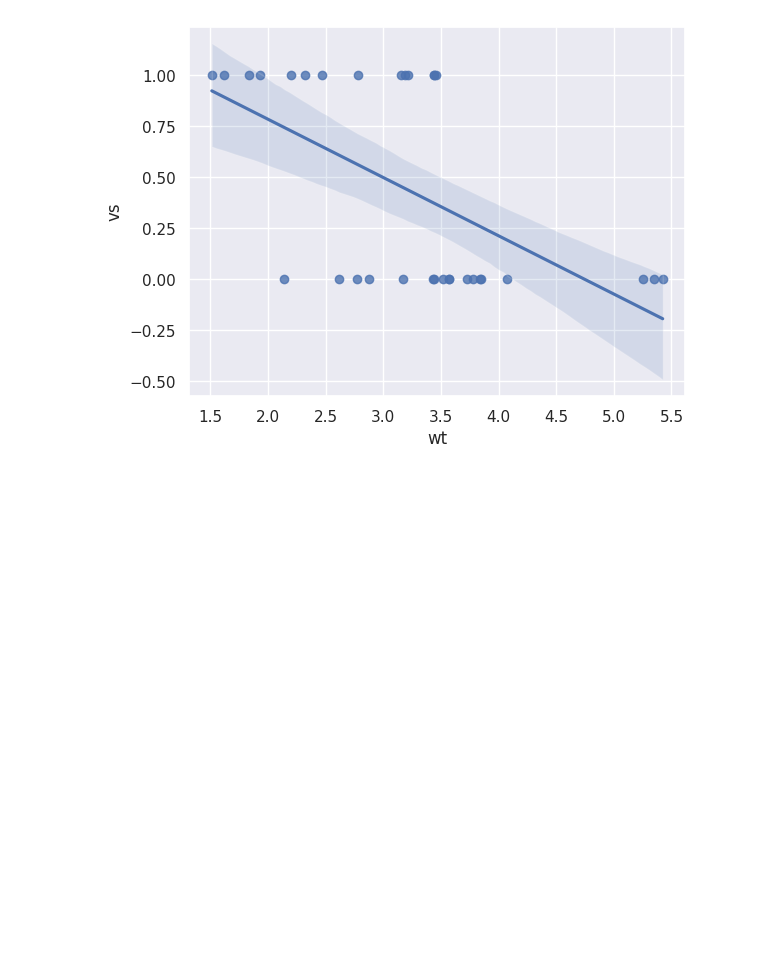
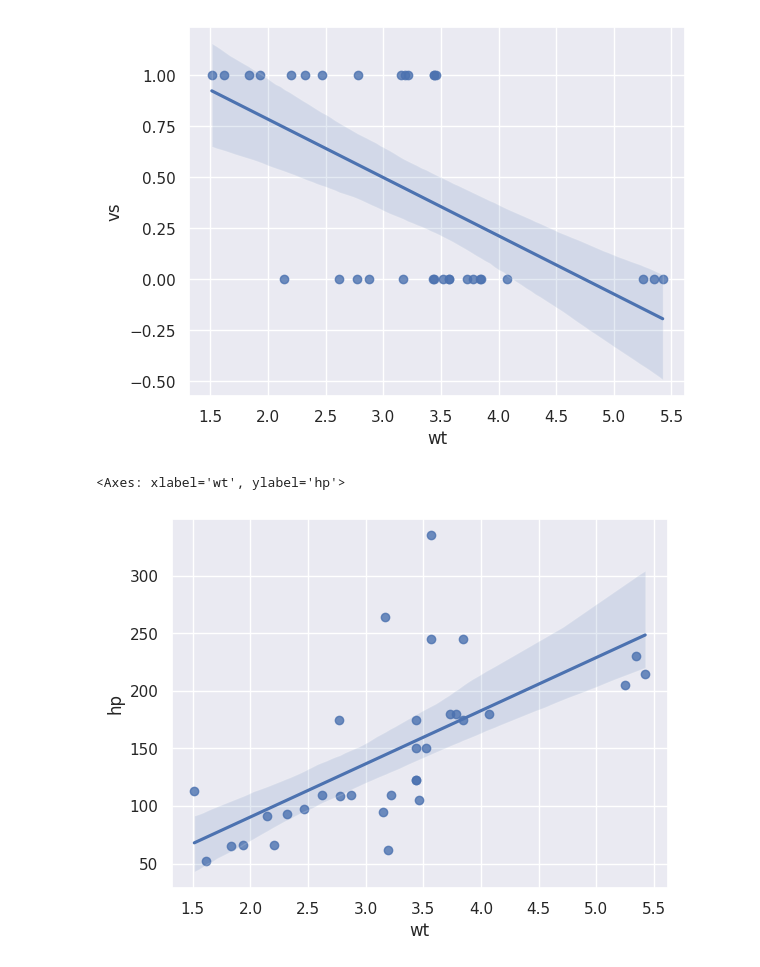
Before and after one commit to nikitha-kote/demo_nikitha, a Jupyter notebook: Untitled1.ipynb, the cells around one changed output. Drawn from its saved outputs; the diff is of its cells as text; code cells hidden in the pictures; blank space fills up the shorter version.

```diff
--- a/Untitled1.ipynb
+++ b/Untitled1.ipynb
@@ -167,3 +167,8 @@ sns.regplot(x='wt' , y='vs' , data=df)
 # %% [output]
 <Axes: xlabel='wt', ylabel='vs'>
 [figure]
+# %%
+sns.regplot(x='wt' , y='hp' , data=df)
+# %% [output]
+<Axes: xlabel='wt', ylabel='hp'>
+[figure, added]
```
Also changed, not shown: parts of 6 cells of this notebook.
